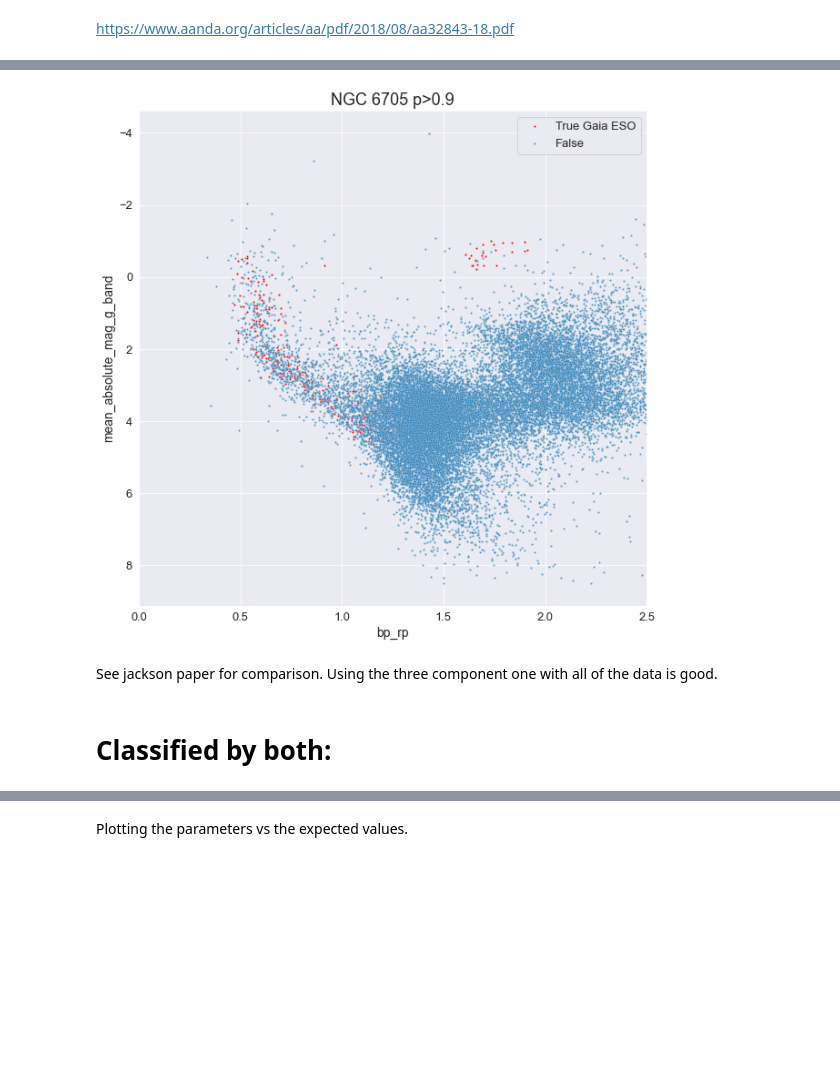
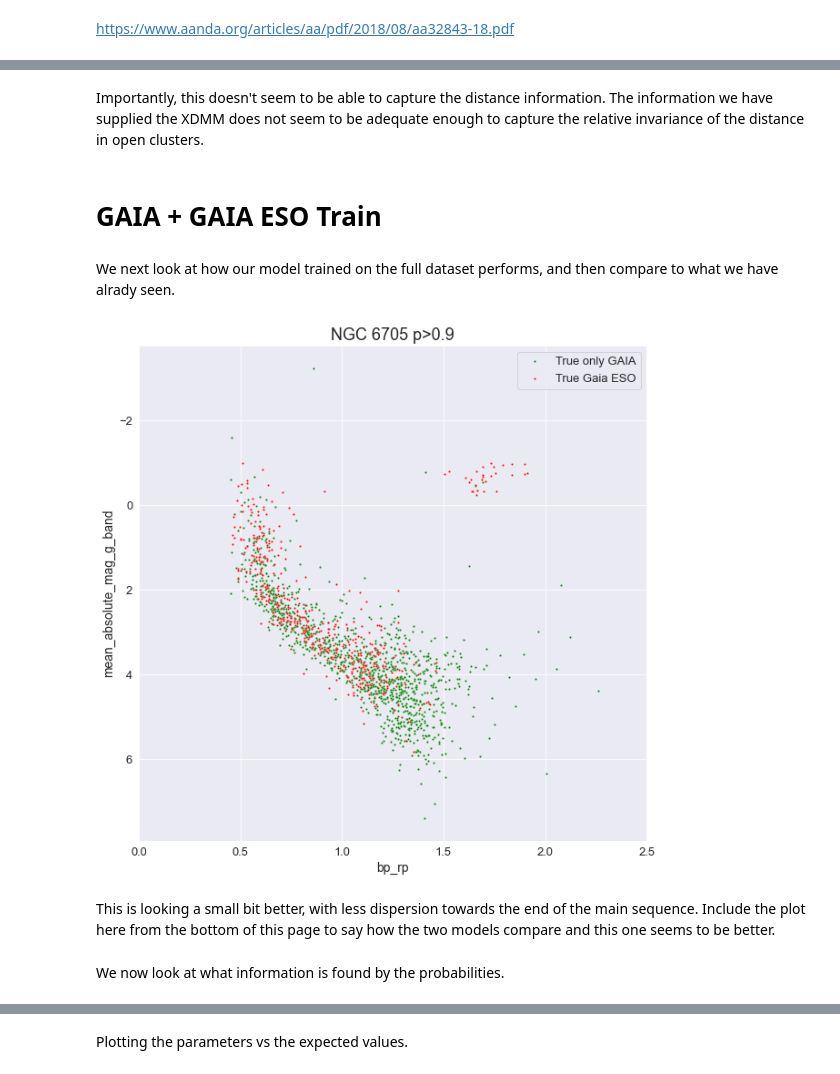
Before and after one commit to ocallam6/GES, a Jupyter notebook: Cluster_analysis/membership_prob.ipynb, the cells around one changed output, grey strips where cells are left out. Cells and saved outputs as stored; diff of their text form; code cells hidden in the pictures; blank space fills up the shorter version.

```diff
--- a/Cluster_analysis/membership_prob.ipynb
+++ b/Cluster_analysis/membership_prob.ipynb
@@ -157,7 +150,7 @@ len(gaia_not_eso)
 24808
 # %%
 truth1=gaia_eso['parallax']>=bound[0]
-gaia_eso=gaia_eso[truth1]
+gaia_eso=gaia_eso[truth1].reset_index(drop=True)
 truth2=gaia_eso['parallax']<=bound[1]
 gaia_eso=gaia_eso[truth2].reset_index(drop=True)
 len(gaia_eso)
@@ -405,6 +371,5 @@ This is a 3 compoennt GMM
 prob_full=gmm_full.prob_z_given_w(learning_input,Xerr=learning_error_covariance,R=R)
 df=pd.DataFrame(learning_input,columns=columns_parameters)
 # %%
-df2=pd.DataFrame(prob_full[:,1],columns=['prob'])
+df2=pd.DataFrame(prob_full[:,2],columns=['prob'])
 plot_df_full=pd.concat([df,df2],axis=1)
-plot_df_full
@@ -532,6 +452,9 @@ def mean_basolute_mag_g_band_parallax(selection_gaia):
 # %%
 df_diagram=pd.concat([plot_df.reset_index(),data.reset_index()],axis=1)
 df_diagram_full=pd.concat([plot_df_full.reset_index(),data.reset_index()],axis=1)
+# %%
+df_diagram_full = df_diagram_full.loc[:,~df_diagram_full.columns.duplicated()]
+df_diagram = df_diagram.loc[:,~df_diagram.columns.duplicated()]
 # %%
 mean_basolute_mag_g_band(df_diagram)
 mean_basolute_mag_g_band(df_diagram_full)
@@ -585,4 +530,10 @@ plt.show()
+# %% [markdown]
+Importantly, this doesn't seem to be able to capture the distance information. The information we have supplied the XDMM does not seem to be adequate enough to capture the relative invariance of the distance in open clusters.
+# %% [markdown]
+# GAIA + GAIA ESO Train
+# %% [markdown]
+We next look at how our model trained on the full dataset performs, and then compare to what we have alrady seen.
 # %%
-p=0.999
+p=0.9
 data_for_hr1_full=df_diagram_full[df_diagram_full['prob']>=p]
 data_for_hr2_full=df_diagram_full[df_diagram_full['prob']<p]
@@ -592,24 +540,24 @@ hrr=hrr[hrr['rgeo']>2000]
 # %%
 f, axes = plt.subplots(1, 1)
 f.set_figheight(10)
 f.set_figwidth(10)
-scatter=data_for_hr1_full[len(gaia_eso):]
-sn.scatterplot(x=scatter['bp_rp'],y=scatter['mean_absolute_mag_g_band'],ax=axes,s=5,label='True only GAIA',color='g')
+scatter=data_for_hr1_full[data_for_hr1_full['VRAD']==0.00]
+sn.scatterplot(x=scatter['bp_rp'],y=scatter['mean_absolute_mag_g_band'],ax=axes,label='True only GAIA',s=5,color='g')
 
-scatter=data_for_hr1_full[:len(gaia_eso)]
-sn.scatterplot(x=scatter['bp_rp'],y=scatter['mean_absolute_mag_g_band'],ax=axes,s=5,label='True Gaia ESO',color='r')
+scatter=data_for_hr1_full[data_for_hr1_full['VRAD']!=0.00]
+sn.scatterplot(x=scatter['bp_rp'],y=scatter['mean_absolute_mag_g_band'],ax=axes,label='True Gaia ESO',s=5,color='r')
 
 scatter=data_for_hr2_full
-sn.scatterplot(x=scatter['bp_rp'],y=scatter['mean_absolute_mag_g_band'],ax=axes,label='False',s=5,alpha=0.7)
+#sn.scatterplot(x=scatter['bp_rp'],y=scatter['mean_absolute_mag_g_band'],ax=axes,label='False',s=5,alpha=0.7)
 
 axes.set_xlim(0,2.5)
 axes.invert_yaxis()
 plt.legend()
 axes.set_title("NGC 6705 p>0.9")
 plt.show()
 # %% [output]
-[figure, old version]
+[figure, new version]
-# %% [markdown]
-See jackson paper for comparison. Using the three component one with all of the data is good.
-# %% [markdown]
-# Classified by both:
+# %% [markdown]
+This is looking a small bit better, with less dispersion towards the end of the main sequence. Include the plot here from the bottom of this page to say how the two models compare and this one seems to be better.
+# %% [markdown]
+We now look at what information is found by the probabilities.
```
Also changed, not shown: parts of 124 cells of this notebook, 35 other files.
